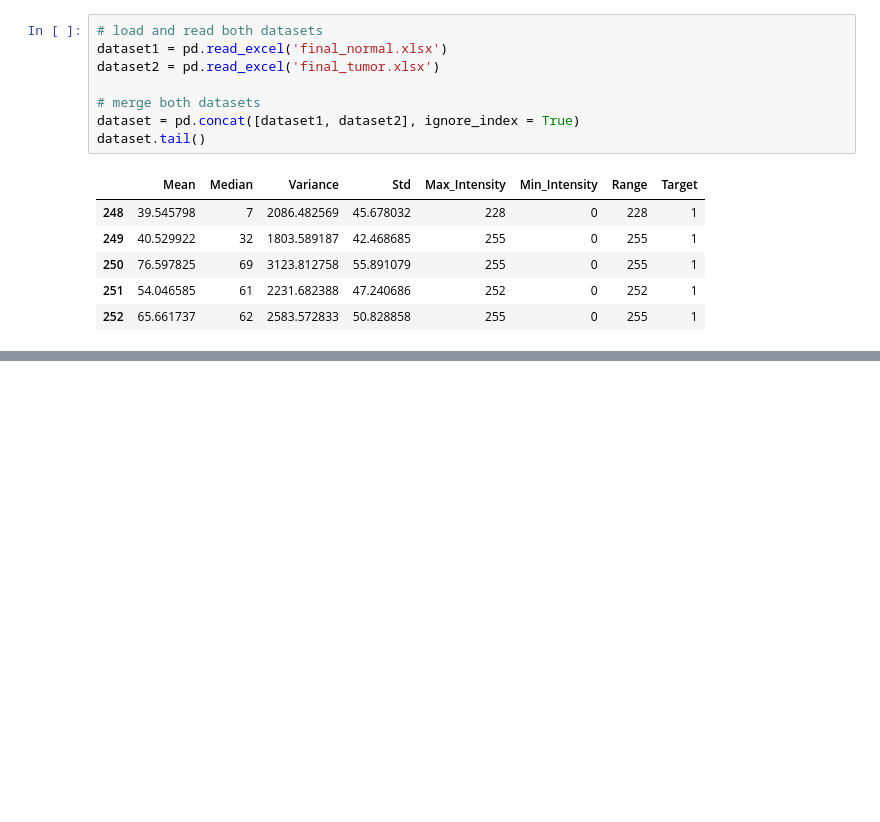
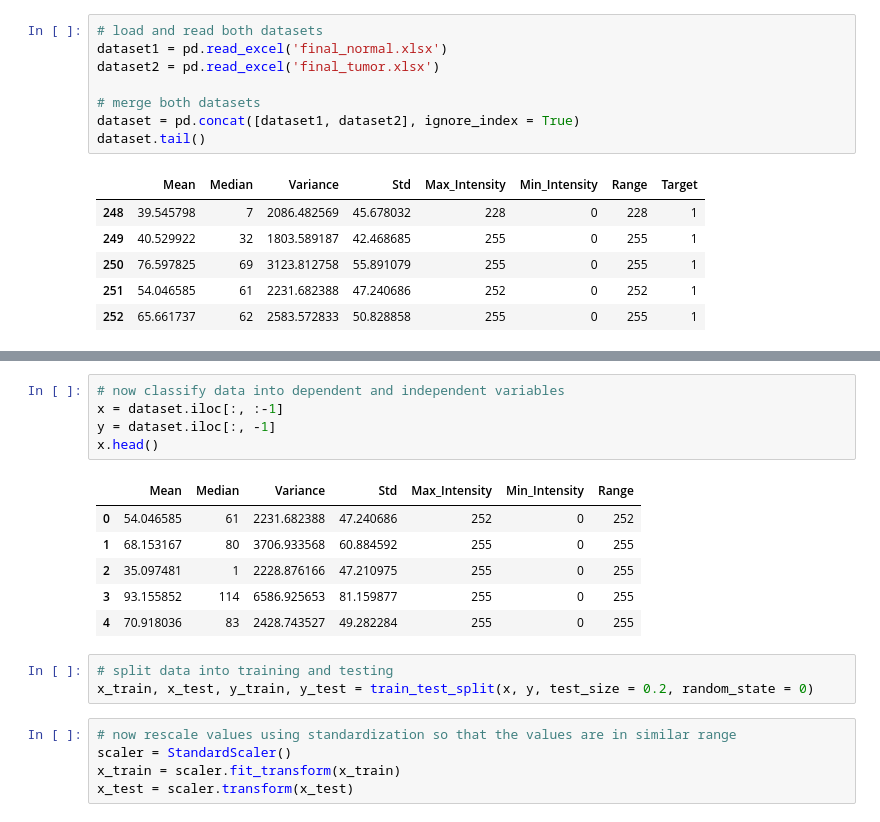
Before and after one commit to arfan64shah/Brain_MRI_Tumor_Detection, a Jupyter notebook: Brain_MRI_for_Tumor_Detection.ipynb, the cells around one changed output, grey strips where cells are left out. Cells and saved outputs as stored; diff of their text form; blank space fills up the shorter version.

Commit message:
Added program to split data into training and testing portions and then applied standardscaler to rescale the independent variables

```diff
--- a/Brain_MRI_for_Tumor_Detection.ipynb
+++ b/Brain_MRI_for_Tumor_Detection.ipynb
@@ -270,0 +289,20 @@ dataset.tail()
+# %%
+# now classify data into dependent and independent variables
+x = dataset.iloc[:, :-1]
+y = dataset.iloc[:, -1]
+x.head()
+# %% [output]
+|  | Mean | Median | Variance | Std | Max_Intensity | Min_Intensity | Range |
+| 0 | 54.046585 | 61 | 2231.682388 | 47.240686 | 252 | 0 | 252 |
+| 1 | 68.153167 | 80 | 3706.933568 | 60.884592 | 255 | 0 | 255 |
+| 2 | 35.097481 | 1 | 2228.876166 | 47.210975 | 255 | 0 | 255 |
+| 3 | 93.155852 | 114 | 6586.925653 | 81.159877 | 255 | 0 | 255 |
+| 4 | 70.918036 | 83 | 2428.743527 | 49.282284 | 255 | 0 | 255 |
+# %%
+# split data into training and testing
+x_train, x_test, y_train, y_test = train_test_split(x, y, test_size = 0.2, random_state = 0)
+# %%
+# now rescale values using standardization so that the values are in similar range
+scaler = StandardScaler()
+x_train = scaler.fit_transform(x_train)
+x_test = scaler.transform(x_test)
```
Also changed, not shown: parts of 5 cells of this notebook.
